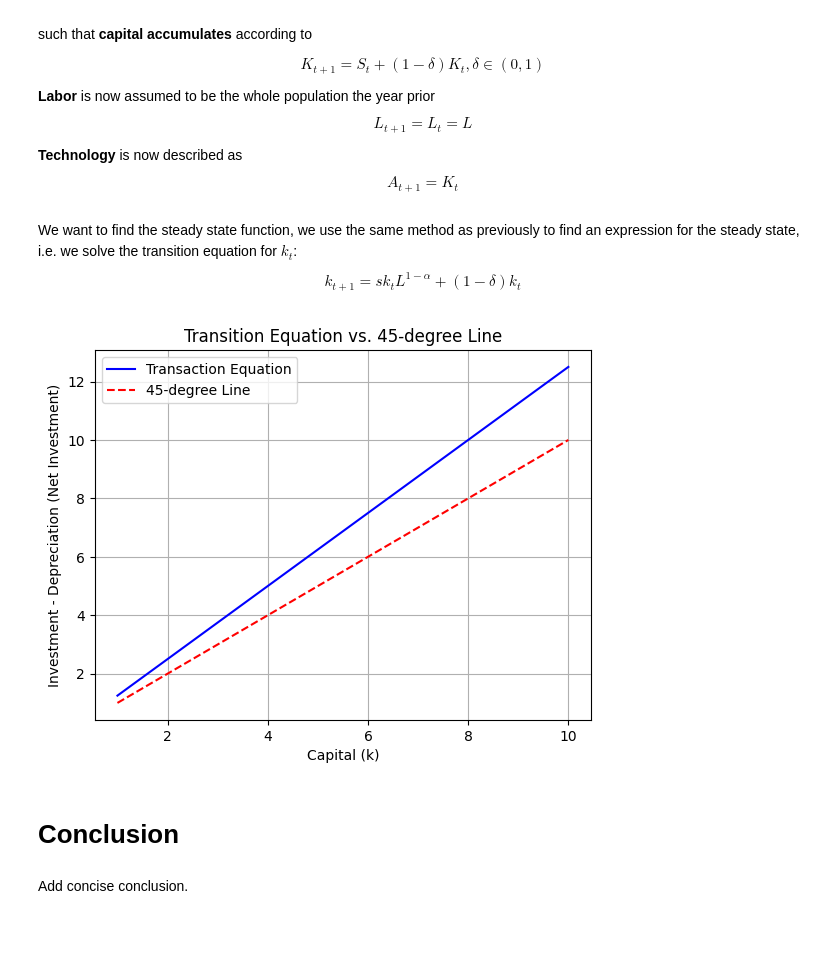
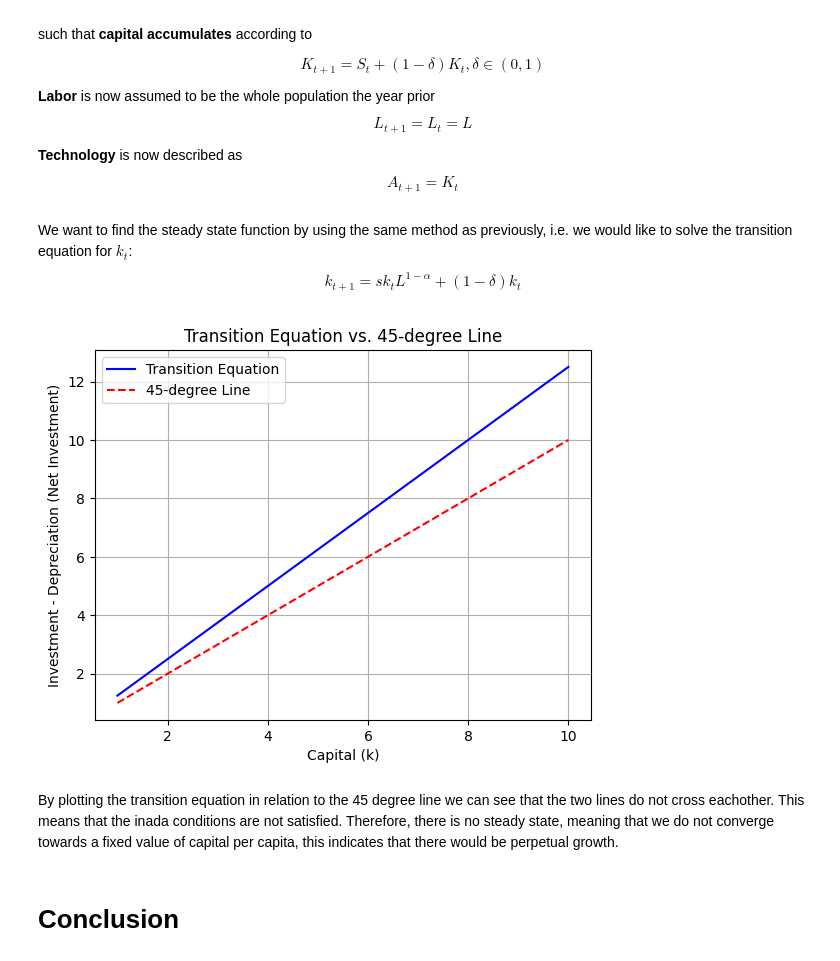
Before and after one commit to NumEconCopenhagen/projects-2024-simon-katrine, a Jupyter notebook: modelproject/modelproject.ipynb, the cells around one changed output. Cells and saved outputs as stored; diff of their text form; code cells hidden in the pictures; blank space fills up the shorter version.

```diff
--- a/modelproject/modelproject.ipynb
+++ b/modelproject/modelproject.ipynb
@@ -344,42 +324,42 @@ $$
 A_{t+1}= K_t
 $$
 # %% [markdown]
-We want to find the steady state function, we use the same method as previously to find an expression for the steady state, i.e. we solve the transition equation for $k_t$:
+We want to find the steady state function by using the same method as previously, i.e. we would like to solve the transition equation for $k_t$:
 $$
 k_{t+1} = s k_t L^{1-\alpha}+(1-\delta)k_t
 $$
 # %%
-# Define the transition equation
-def new_transaction_equation(k, s, alpha, delta, L):
+# We define the transition equation
+def new_transition_equation(k, s, alpha, delta, L):
     return (s*k*L**(1-alpha)+(1-delta)*k)
 
 # Define our baseline paramters
 s = 0.3
 delta = 0.05
 alpha = 0.33
 L = 1
 
 # Generate a range of k values
 k_values = np.linspace(1, 10, 100)
 
-# Calculate corresponding values for the transaction equation and 45-degree line
-transaction_values = new_transaction_equation(k_values, s, alpha, delta, L)
+# Calculate corresponding values for the transition equation and 45-degree line
+transition_values = new_transition_equation(k_values, s, alpha, delta, L)
 forty_five_degree_values = forty_five_degree_line(k_values)
 
 # Plotting
-plt.plot(k_values, transaction_values, label='Transaction Equation', color='blue')
+plt.plot(k_values, transition_values, label='Transition Equation', color='blue')
 plt.plot(k_values, forty_five_degree_values, label='45-degree Line', linestyle='--', color='red')
 
 # Labeling and customization
 plt.title('Transition Equation vs. 45-degree Line')
 plt.xlabel('Capital (k)')
 plt.ylabel('Investment - Depreciation (Net Investment)')
 plt.legend()
 plt.grid(True)
 plt.show()
 # %% [output]
-[figure, old version]
+[figure, new version]
+# %% [markdown]
+By plotting the transition equation in relation to the 45 degree line we can see that the two lines do not cross eachother. This means that the inada conditions are not satisfied. Therefore, there is no steady state, meaning that we do not converge towards a fixed value of capital per capita, this indicates that there would be perpetual growth.
 # %% [markdown]
 # Conclusion
-# %% [markdown]
-Add concise conclusion.
```
Also changed, not shown: parts of 13 cells of this notebook.
